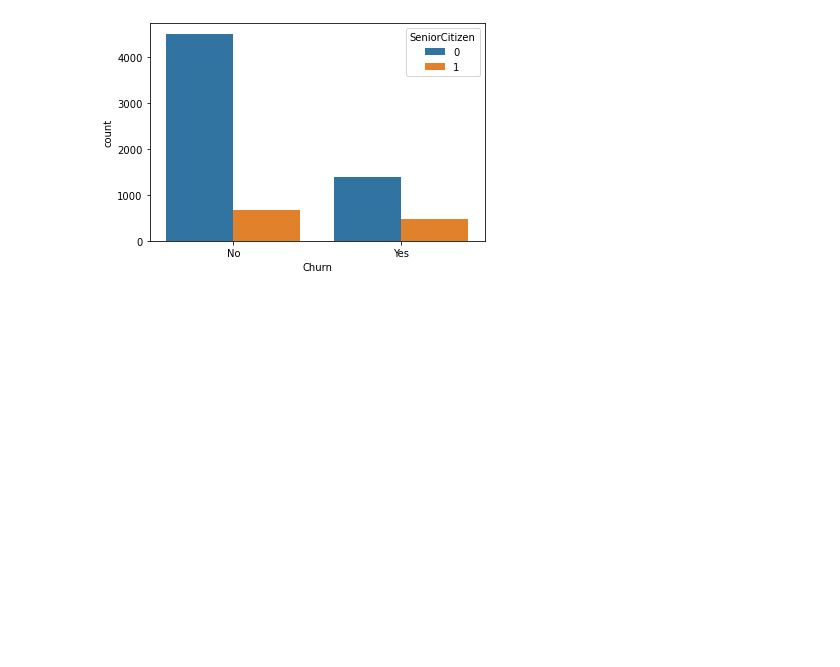
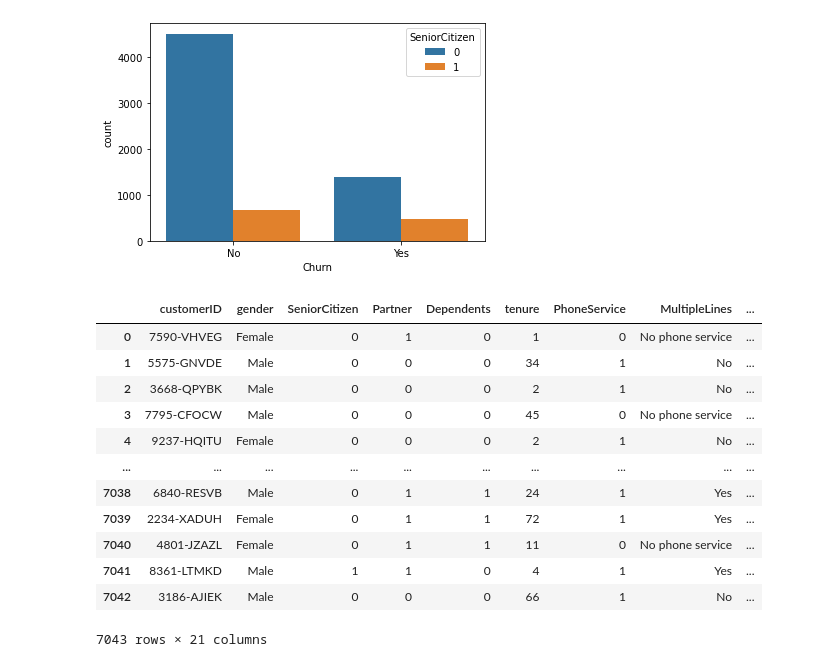
Before and after one commit to SidathSLIIT/ML_Assignment2_IT19037998_IT19513188_IT19062266, a Jupyter notebook: customer_retain_prediction.ipynb, the cells around one changed output. Drawn from its saved outputs; the diff is of its cells as text; code cells hidden in the pictures; blank space fills up the shorter version.

Commit message:
data preprocessing 1

```diff
--- a/customer_retain_prediction.ipynb
+++ b/customer_retain_prediction.ipynb
@@ -92,3 +92,27 @@ sns.countplot(x='Churn', hue='SeniorCitizen' ,data=customer_data)
 # %% [output]
 <AxesSubplot:xlabel='Churn', ylabel='count'>
 [figure]
+# %%
+binary_mapping = {'No': 0, 'Yes': 1}
+
+customer_data['Dependents'] = customer_data['Dependents'].map(binary_mapping)
+customer_data['PhoneService'] = customer_data['PhoneService'].map(binary_mapping)
+customer_data['Partner'] = customer_data['Partner'].map(binary_mapping)
+customer_data['PaperlessBilling'] = customer_data['PaperlessBilling'].map(binary_mapping)
+customer_data['Churn'] = customer_data['Churn'].map(binary_mapping)
+
+customer_data
+# %% [output]
+|  | customerID | gender | SeniorCitizen | Partner | Dependents | tenure | PhoneService | MultipleLines | ... |
+| 0 | 7590-VHVEG | Female | 0 | 1 | 0 | 1 | 0 | No phone service | ... |
+| 1 | 5575-GNVDE | Male | 0 | 0 | 0 | 34 | 1 | No | ... |
+| 2 | 3668-QPYBK | Male | 0 | 0 | 0 | 2 | 1 | No | ... |
+| 3 | 7795-CFOCW | Male | 0 | 0 | 0 | 45 | 0 | No phone service | ... |
+| 4 | 9237-HQITU | Female | 0 | 0 | 0 | 2 | 1 | No | ... |
+| ... | ... | ... | ... | ... | ... | ... | ... | ... | ... |
+| 7038 | 6840-RESVB | Male | 0 | 1 | 1 | 24 | 1 | Yes | ... |
+| 7039 | 2234-XADUH | Female | 0 | 1 | 1 | 72 | 1 | Yes | ... |
+| 7040 | 4801-JZAZL | Female | 0 | 1 | 1 | 11 | 0 | No phone service | ... |
+| 7041 | 8361-LTMKD | Male | 1 | 1 | 0 | 4 | 1 | Yes | ... |
+| 7042 | 3186-AJIEK | Male | 0 | 0 | 0 | 66 | 1 | No | ... |
+7043 rows × 21 columns
```
Also changed, not shown: parts of 2 cells of this notebook.
